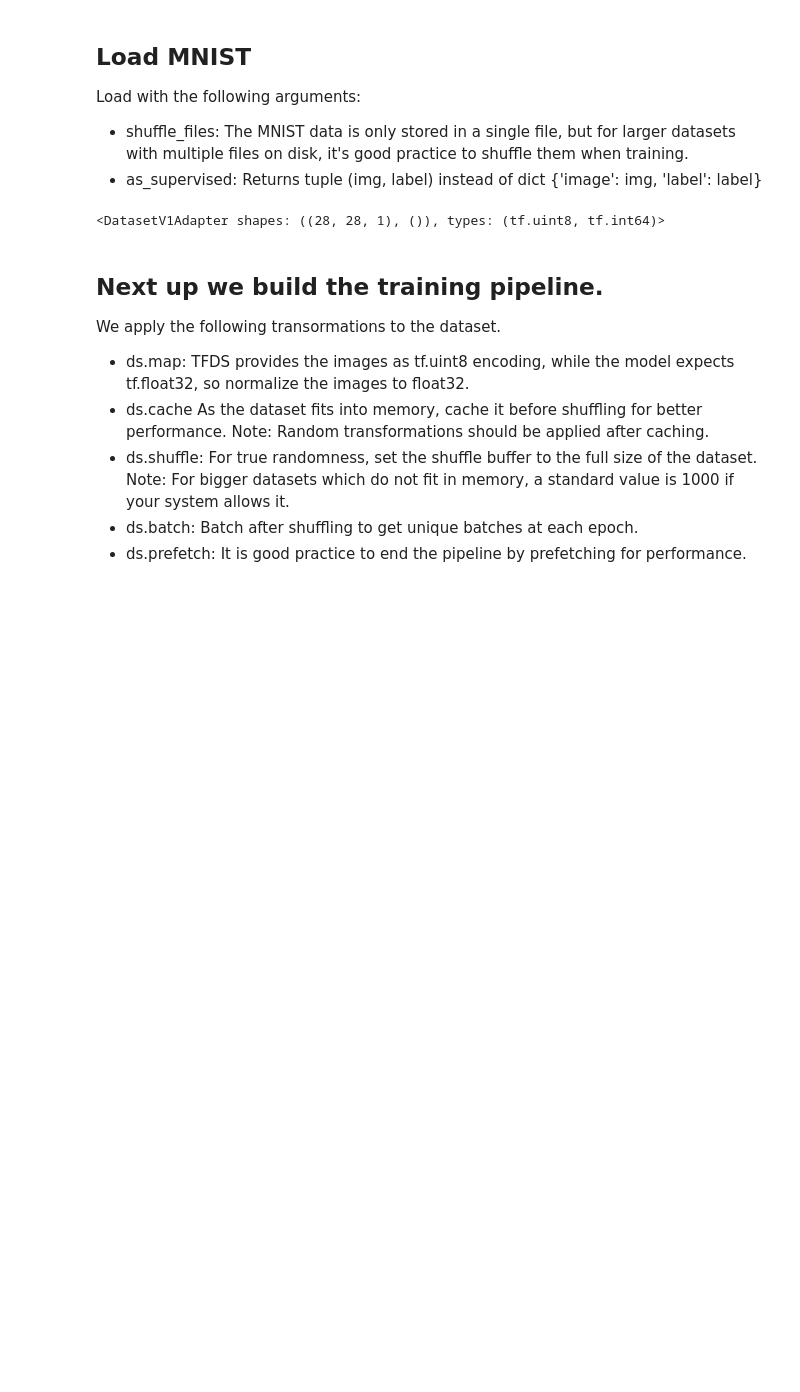
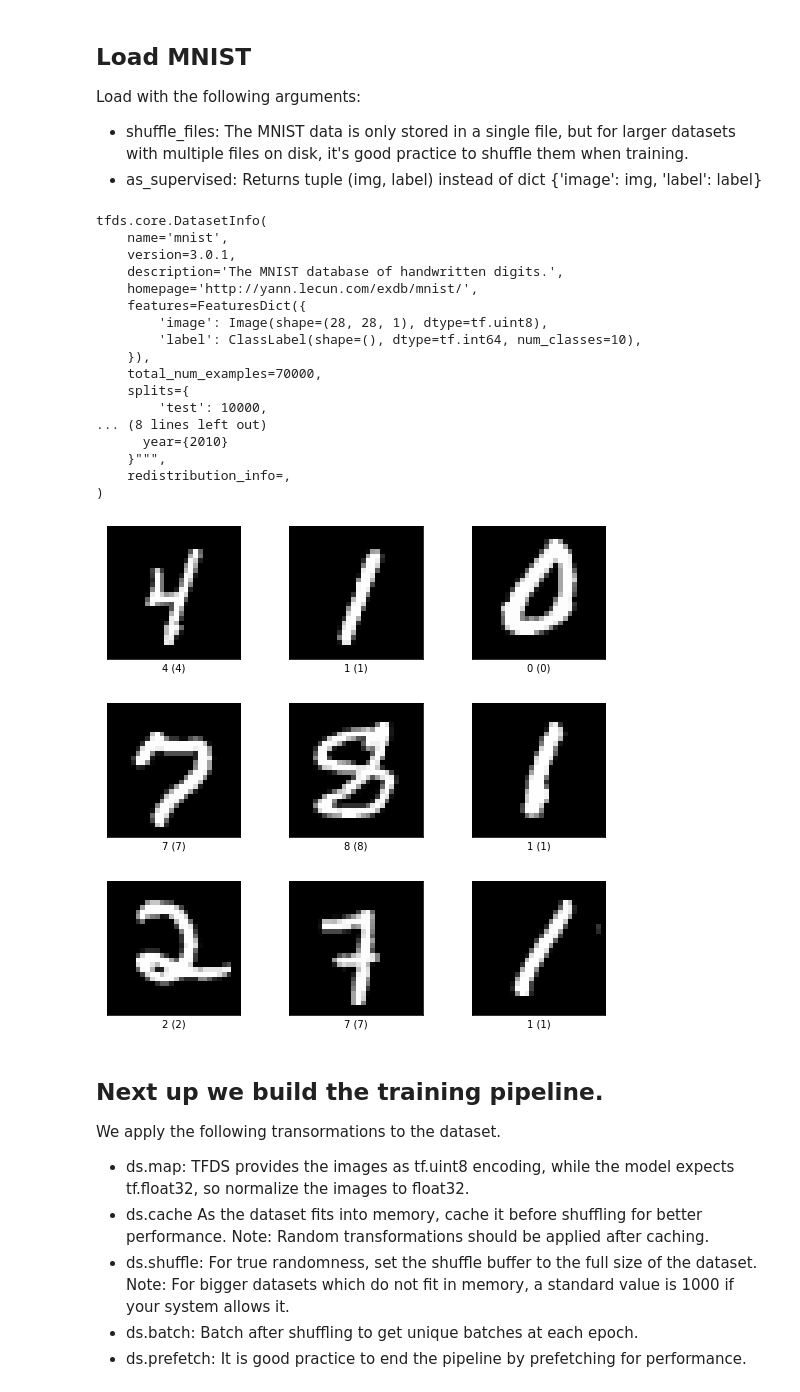
Before and after one commit to atamanch/AI-ML, a Jupyter notebook: TensorFlow/MNIST Project/MNIST_Dataset_Hacking.ipynb, the cells around one changed output. Drawn from its saved outputs; the diff is of its cells as text; code cells hidden in the pictures; blank space fills up the shorter version.

Commit message:
Add examples of MNIST data and fixed bug with TensorFlow Datasets version in Colab

```diff
--- a/TensorFlow/MNIST Project/MNIST_Dataset_Hacking.ipynb
+++ b/TensorFlow/MNIST Project/MNIST_Dataset_Hacking.ipynb
@@ -46,18 +52,39 @@ Load with the following arguments:
 # %%
 # Load the mnist dataset using tdfs
 (ds_train, ds_test), ds_info = tfds.load(
     'mnist',
     split=['train', 'test'],
     shuffle_files=True,
     as_supervised=True,
     with_info=True,
     try_gcs=True
 )
 
-# Output one example to verify dataset has been imported
-print(ds_train)
+# Output metadata to verify dataset has been imported
+print(ds_info)
+
+# Show some dataset examples
+ds_example, ds_example_info = tfds.load('mnist', split='train', with_info=True)
+fig = tfds.show_examples(ds_example, ds_example_info)
 # %% [output]
-<DatasetV1Adapter shapes: ((28, 28, 1), ()), types: (tf.uint8, tf.int64)>
+tfds.core.DatasetInfo(
+    name='mnist',
+    version=3.0.1,
+    description='The MNIST database of handwritten digits.',
+    homepage='http://yann.lecun.com/exdb/mnist/',
+    features=FeaturesDict({
+        'image': Image(shape=(28, 28, 1), dtype=tf.uint8),
+        'label': ClassLabel(shape=(), dtype=tf.int64, num_classes=10),
+    }),
+    total_num_examples=70000,
+    splits={
+        'test': 10000,
+... (8 lines left out)
+      year={2010}
+    }""",
+    redistribution_info=,
+)
+[figure, added]
 # %% [markdown]
 ## Next up we build the training pipeline.
 
```
Also changed, not shown: parts of 8 cells of this notebook.
